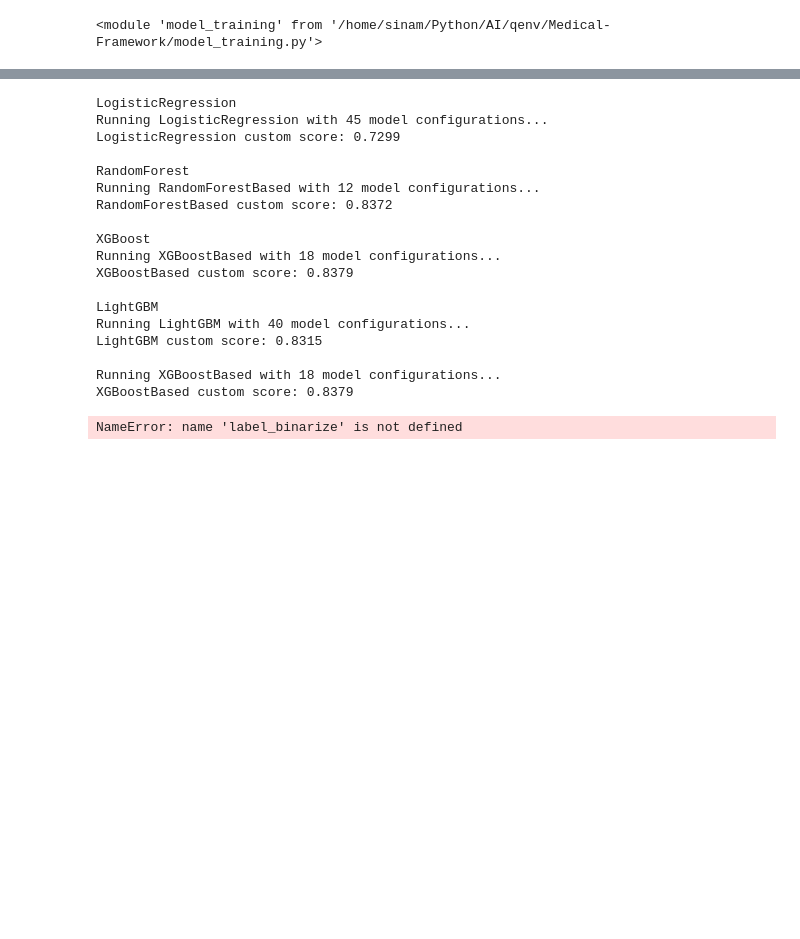
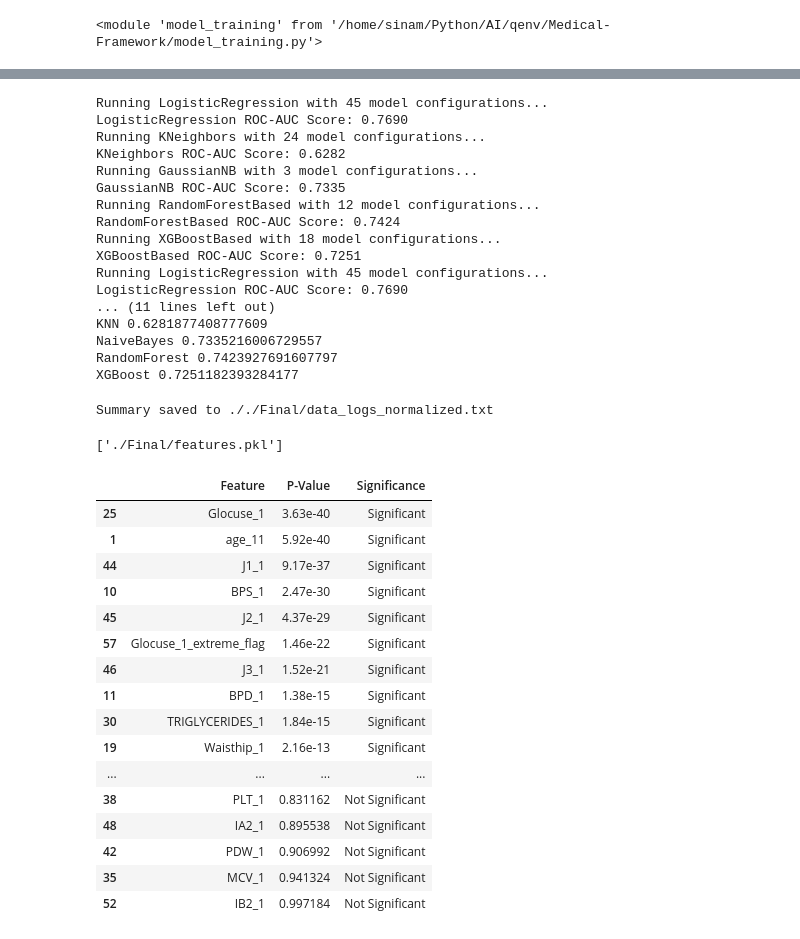
Before and after one commit to sina-m-mollazadeh/Medical-Framework, a Jupyter notebook: main_push_down.ipynb, the cells around one changed output, grey strips where cells are left out. Drawn from its saved outputs; the diff is of its cells as text; code cells hidden in the pictures; blank space fills up the shorter version.

```diff
--- a/main_push_down.ipynb
+++ b/main_push_down.ipynb
@@ -507,36 +579,36 @@ warnings.filterwarnings("ignore", category=FutureWarning)
 
 from model_training import model_training
 
-model, best_algo_model, best_accuracy_model,acc_holder_model,cm,fpr,tpr,total_combinations_across_all_models=model_training(X_bal,x_test,Y_bal,y_test)
+model, best_algo_model, best_accuracy_model,acc_holder_model,cm,fpr,tpr,total_combinations_across_all_models=model_training(x_train_feature,x_val_feature,pd.Series(y_train_feature,name="Y train"),pd.Series(y_val_feature,name="Y val"),weights)
 
 print(f"Best Model: {best_algo_model} with accuracy: {best_accuracy_model} amongst {total_combinations_across_all_models} configs.")
 
 for item in acc_holder_model:
         print(item,acc_holder_model[item])
 # %% [output]
-LogisticRegression
 Running LogisticRegression with 45 model configurations...
-LogisticRegression custom score: 0.7299
-
-RandomForest
+LogisticRegression ROC-AUC Score: 0.7690
+Running KNeighbors with 24 model configurations...
+KNeighbors ROC-AUC Score: 0.6282
+Running GaussianNB with 3 model configurations...
+GaussianNB ROC-AUC Score: 0.7335
 Running RandomForestBased with 12 model configurations...
-RandomForestBased custom score: 0.8372
-
-XGBoost
+RandomForestBased ROC-AUC Score: 0.7424
 Running XGBoostBased with 18 model configurations...
-XGBoostBased custom score: 0.8379
-
-LightGBM
-Running LightGBM with 40 model configurations...
-LightGBM custom score: 0.8315
-
-Running XGBoostBased with 18 model configurations...
-XGBoostBased custom score: 0.8379
+XGBoostBased ROC-AUC Score: 0.7251
+Running LogisticRegression with 45 model configurations...
+LogisticRegression ROC-AUC Score: 0.7690
+... (11 lines left out)
+KNN 0.6281877408777609
+NaiveBayes 0.7335216006729557
+RandomForest 0.7423927691607797
+XGBoost 0.7251182393284177
-NameError: name 'label_binarize' is not defined
 # %%
 from export import save_pipeline_summary
-norm="normalized" if normalized else ""
+norm="normalized" if handle_normalize else ""
 save_pipeline_summary(final_results_feature,model,best_algo_clean,best_algo_tame,best_algo_normalization,best_algo_feature,best_algo_model,best_accuracy_model,file_path=f"./{path}_logs_{norm}.txt")
+# %% [output]
+Summary saved to ././Final/data_logs_normalized.txt
 # %%
 import joblib
 import cloudpickle
@@ -556,10 +628,30 @@ joblib.dump(all_mappings, os.path.join(new_path, "all_mapping.pkl"))
 
 joblib.dump(y_mappings, os.path.join(new_path, "y_mappings.pkl"))
 
-joblib.dump(X_feature.columns.tolist(), os.path.join(new_path, "features.pkl"))
+joblib.dump(x_train_feature.columns.tolist(), os.path.join(new_path, "features.pkl"))
+# %% [output]
+['./Final/features.pkl']
 # %%
 from plots import calculate_p_values,format_p_values_table,SHAP,plot_confusion_matrix_roc
-p_values_df=calculate_p_values(X_feature,Y_feature)
-SHAP(X_feature,Y_feature,path)
+p_values_df=calculate_p_values(x_train_normalize,y_train_normalize)
+SHAP(x_train_normalize,y_train_normalize,path)
 plot_confusion_matrix_roc(fpr,tpr,cm,path)
 format_p_values_table(p_values_df,path)
+# %% [output]
+|  | Feature | P-Value | Significance |
+| 25 | Glocuse_1 | 3.63e-40 | Significant |
+| 1 | age_11 | 5.92e-40 | Significant |
+| 44 | J1_1 | 9.17e-37 | Significant |
+| 10 | BPS_1 | 2.47e-30 | Significant |
+| 45 | J2_1 | 4.37e-29 | Significant |
+| 57 | Glocuse_1_extreme_flag | 1.46e-22 | Significant |
+| 46 | J3_1 | 1.52e-21 | Significant |
+| 11 | BPD_1 | 1.38e-15 | Significant |
+| 30 | TRIGLYCERIDES_1 | 1.84e-15 | Significant |
+| 19 | Waisthip_1 | 2.16e-13 | Significant |
+| ... | ... | ... | ... |
+| 38 | PLT_1 | 0.831162 | Not Significant |
+| 48 | IA2_1 | 0.895538 | Not Significant |
+| 42 | PDW_1 | 0.906992 | Not Significant |
+| 35 | MCV_1 | 0.941324 | Not Significant |
+| 52 | IB2_1 | 0.997184 | Not Significant |
```
Also changed, not shown: parts of 28 cells of this notebook, 38 other files.
